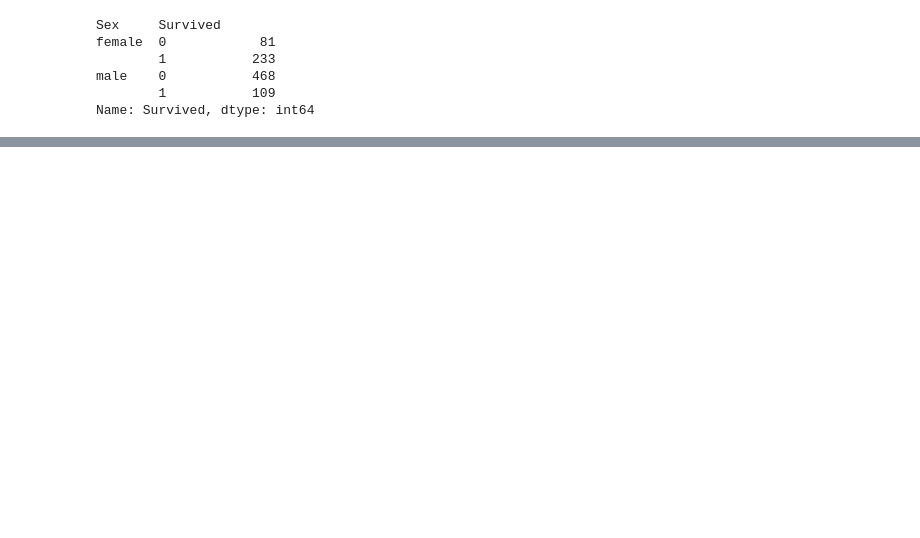
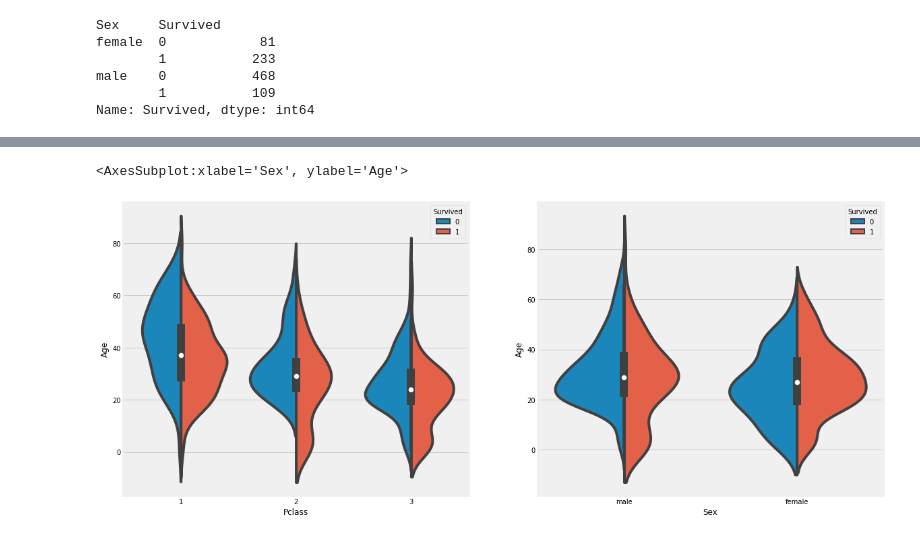
Before and after one commit to mojeico/ML, a Jupyter notebook: kaggle/titanic.ipynb, the cells around one changed output, grey strips where cells are left out. Cells and saved outputs as stored; diff of their text form; code cells hidden in the pictures; blank space fills up the shorter version.

```diff
--- a/kaggle/titanic.ipynb
+++ b/kaggle/titanic.ipynb
@@ -44,0 +106,10 @@ Name: Survived, dtype: int64
+# %%
+f, ax = plt.subplots(1,2, figsize=(18,8))
+
+sns.violinplot("Pclass", "Age",  hue="Survived", data=data, split=True , ax=ax[0])
+
+
+sns.violinplot("Sex", "Age", hue="Survived", data=data, split=True, ax=ax[1])
+# %% [output]
+<AxesSubplot:xlabel='Sex', ylabel='Age'>
+[figure, added]
```
Also changed, not shown: parts of 19 cells of this notebook, 1 other file.
